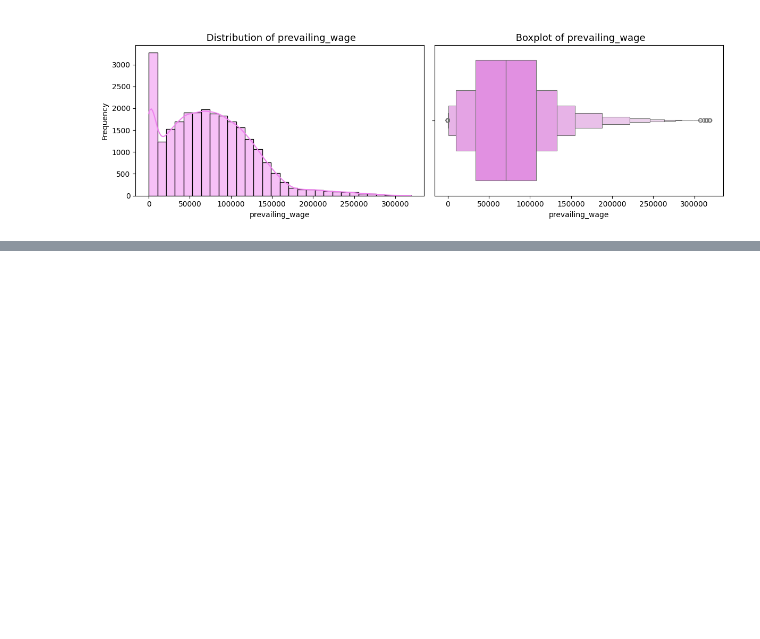
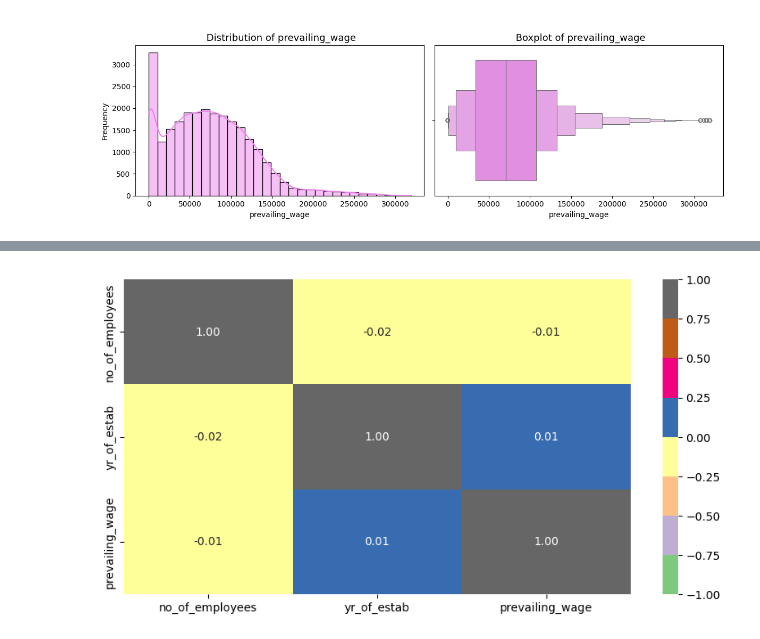
Before and after one commit to Hardemiyiwa/abeokuta, a Jupyter notebook: backend_ml/week_14/project.ipynb, the cells around one changed output, grey strips where cells are left out. Cells and saved outputs as stored; diff of their text form; code cells hidden in the pictures; blank space fills up the shorter version.

```diff
--- a/backend_ml/week_14/project.ipynb
+++ b/backend_ml/week_14/project.ipynb
@@ -213,0 +252,10 @@ Value counts
+# %%
+# Task 2.2: Visualize the relationships between features and the target variable using scatter plots, histograms, and box plots.
+
+plt.figure(figsize=(10, 5))
+sns.heatmap(
+    df_copy[num_cols].corr(), annot=True, vmin=-1, vmax=1, fmt=".2f", cmap="Accent"
+)
+plt.show()
+# %% [output]
+[figure, added]
```
Also changed, not shown: parts of 7 cells of this notebook.
